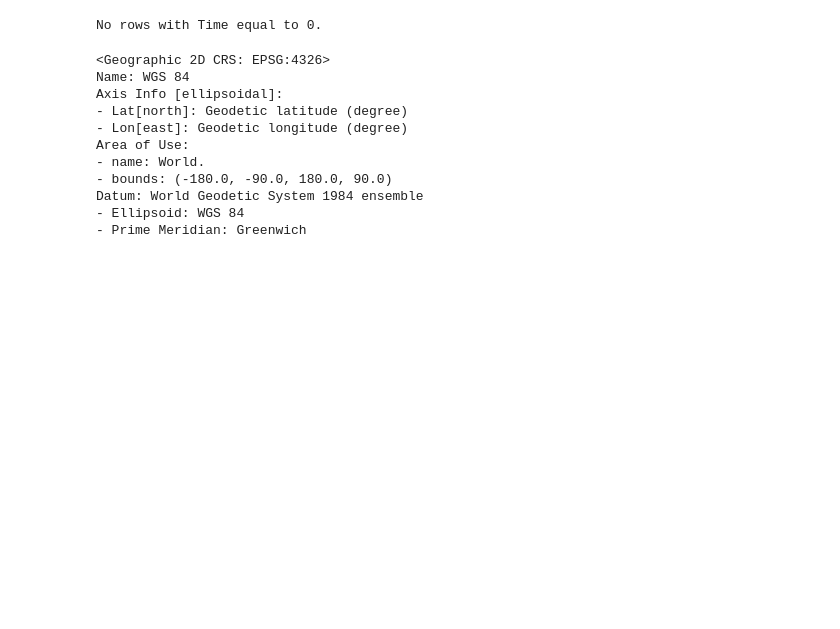
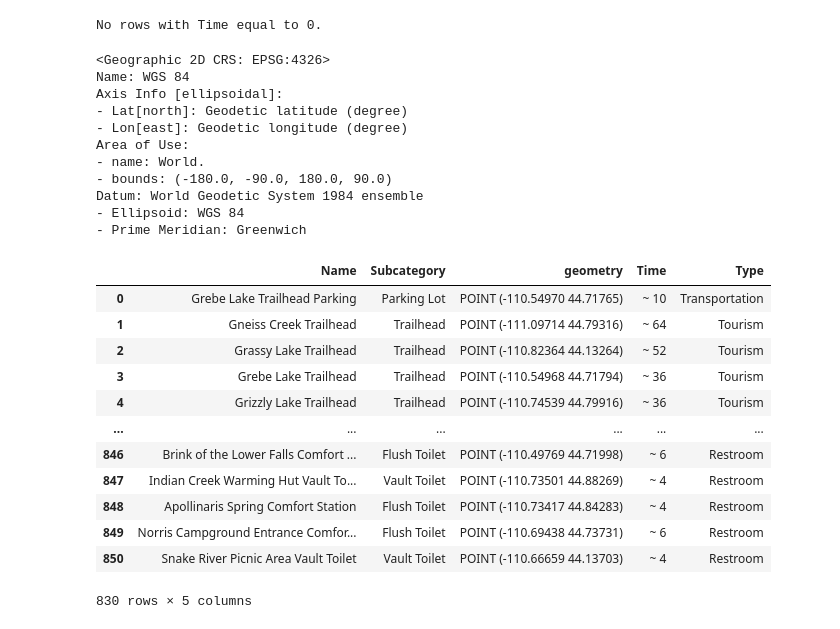
Before and after one commit to Weitzman-MUSA-JavaScript/dashboard-project, a Jupyter notebook: data/pois_data_process.ipynb, the cells around one changed output. Cells and saved outputs as stored; diff of their text form; code cells hidden in the pictures; blank space fills up the shorter version.

```diff
--- a/data/pois_data_process.ipynb
+++ b/data/pois_data_process.ipynb
@@ -528,6 +531,26 @@ Area of Use:
 Datum: World Geodetic System 1984 ensemble
 - Ellipsoid: WGS 84
 - Prime Meridian: Greenwich
+# %%
+# Remove empty values from the 'Name' column
+time_gdf = time_gdf.replace(' ', pd.NA)
+time_gdf = time_gdf.dropna()
+
+time_gdf
+# %% [output]
+|  | Name | Subcategory | geometry | Time | Type |
+| 0 | Grebe Lake Trailhead Parking | Parking Lot | POINT (-110.54970 44.71765) | ~ 10 | Transportation |
+| 1 | Gneiss Creek Trailhead | Trailhead | POINT (-111.09714 44.79316) | ~ 64 | Tourism |
+| 2 | Grassy Lake Trailhead | Trailhead | POINT (-110.82364 44.13264) | ~ 52 | Tourism |
+| 3 | Grebe Lake Trailhead | Trailhead | POINT (-110.54968 44.71794) | ~ 36 | Tourism |
+| 4 | Grizzly Lake Trailhead | Trailhead | POINT (-110.74539 44.79916) | ~ 36 | Tourism |
+| ... | ... | ... | ... | ... | ... |
+| 846 | Brink of the Lower Falls Comfort ... | Flush Toilet | POINT (-110.49769 44.71998) | ~ 6 | Restroom |
+| 847 | Indian Creek Warming Hut Vault To... | Vault Toilet | POINT (-110.73501 44.88269) | ~ 4 | Restroom |
+| 848 | Apollinaris Spring Comfort Station | Flush Toilet | POINT (-110.73417 44.84283) | ~ 4 | Restroom |
+| 849 | Norris Campground Entrance Comfor... | Flush Toilet | POINT (-110.69438 44.73731) | ~ 6 | Restroom |
+| 850 | Snake River Picnic Area Vault Toilet | Vault Toilet | POINT (-110.66659 44.13703) | ~ 4 | Restroom |
+830 rows × 5 columns
 # %%
 # Exporting the GeoDataFrame to a GeoJSON file
 time_gdf.to_file('./YS_POIs_Cleaned.geojson', driver='GeoJSON')
```
Also changed, not shown: parts of 10 cells of this notebook, 6 other files.
